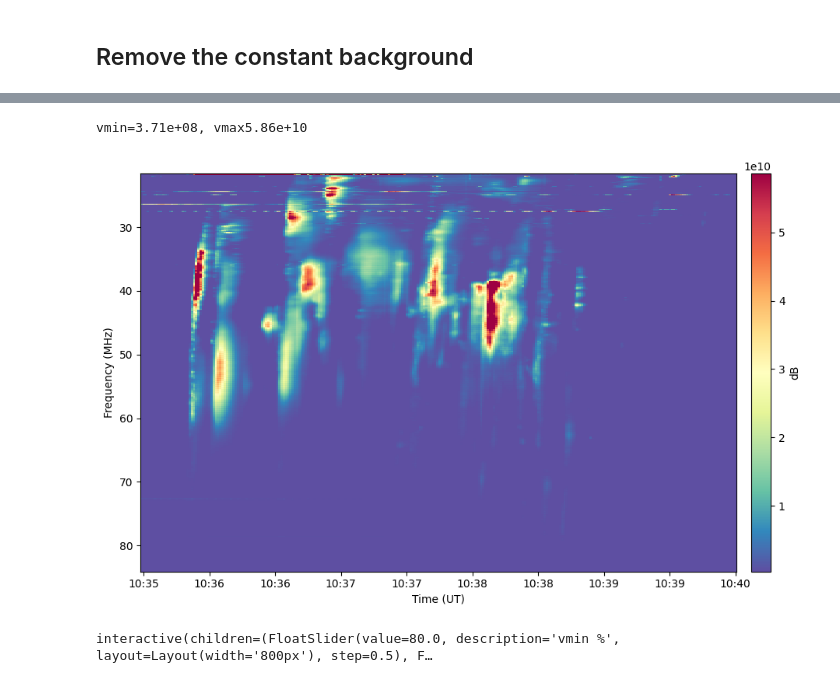
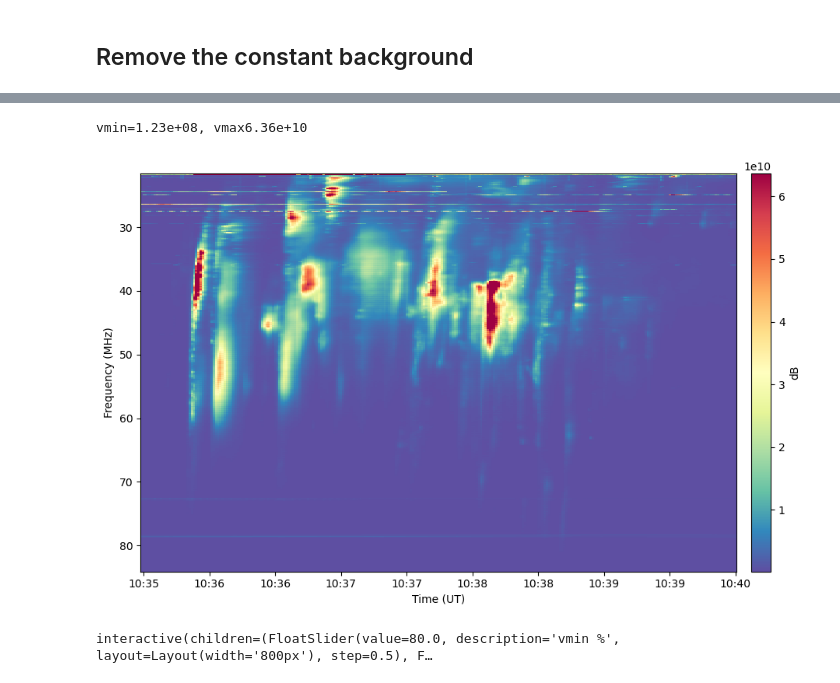
Before and after one commit to MohamedNedal/nenufar_work, a Jupyter notebook: typeIII_detect.ipynb, the cells around one changed output, grey strips where cells are left out. Drawn from its saved outputs; the diff is of its cells as text; code cells hidden in the pictures.

```diff
--- a/typeIII_detect.ipynb
+++ b/typeIII_detect.ipynb
@@ -106,5 +70,9 @@ vmin=2.17e+09, vmax=6.41e+10
 # %% [markdown]
 ## Remove the constant background
 # %%
-nenufar_nobkg = df_nenufar - np.tile(np.nanmedian(df_nenufar,0), (df_nenufar.shape[0],1))
+# Downsample to 1-min resolution
+nenufar_nobkg_1s = df_nenufar.resample('1S').mean()
+
+# Remove const background
+nenufar_nobkg = nenufar_nobkg_1s - np.tile(np.nanmedian(nenufar_nobkg_1s,0), (nenufar_nobkg_1s.shape[0],1))
 # %%
@@ -130,24 +99,22 @@ vmin=3.77e+08, vmax5.90e+10
-# %%
-# Downsample to 1-min resolution
-nenufar_nobkg_1s = nenufar_nobkg.resample('1S').mean()
 # %%
-vmin = np.percentile(nenufar_nobkg_1min.values, 70)
-vmax = np.percentile(nenufar_nobkg_1min.values, 99.7)
+# low-res dyspec
+vmin = np.nanpercentile(nenufar_nobkg_1s.values, 25)
+vmax = np.nanpercentile(nenufar_nobkg_1s.values, 99.7)
 print(f'vmin={vmin:.2e}, vmax{vmax:.2e}')
 
 fig = plt.figure(figsize=[10,6])
 ax = fig.add_subplot(111)
 pc = ax.pcolormesh(nenufar_nobkg_1s.index, nenufar_nobkg_1s.columns, nenufar_nobkg_1s.T,
                    vmin=vmin, vmax=vmax, cmap='Spectral_r')
 fig.colorbar(pc, ax=ax, pad=0.02, label='dB')
 ax.set_xlabel('Time (UT)')
 ax.set_ylabel('Frequency (MHz)')
-ax.set_ylim(ax.get_ylim()[::-1])  # Reverse Y axis for frequency descending
+ax.invert_yaxis()
 ax.xaxis_date()
-ax.xaxis.set_major_formatter(mdates.DateFormatter('%H:%M'))
+ax.xaxis.set_major_formatter(DateFormatter('%H:%M'))
 fig.tight_layout()
 plt.show()
 # %% [output]
-vmin=3.71e+08, vmax5.86e+10
+vmin=1.23e+08, vmax6.36e+10
-[figure, old version]
+[figure, new version]
 # %%
```
Also changed, not shown: parts of 19 cells of this notebook.
